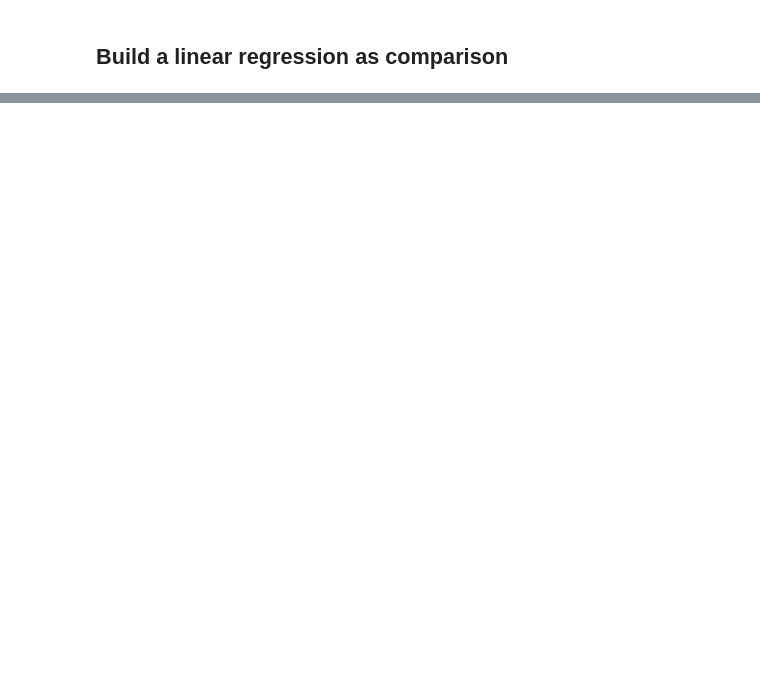
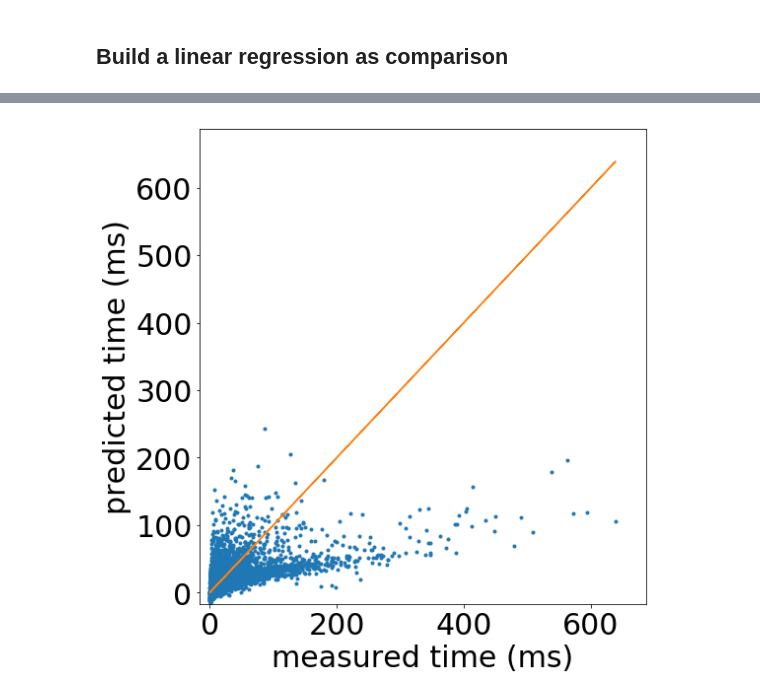
Before and after one commit to CDECatapult/ml-performance-prediction, a Jupyter notebook: prediction_model/notebooks/model_compTime.ipynb, the cells around one changed output, grey strips where cells are left out. Cells and saved outputs as stored; diff of their text form; code cells hidden in the pictures; blank space fills up the shorter version.

```diff
--- a/prediction_model/notebooks/model_compTime.ipynb
+++ b/prediction_model/notebooks/model_compTime.ipynb
@@ -15,7 +15,7 @@ import time
 import shutil
 # %%
 # Root directory of the project
-ROOT_DIR = os.path.abspath("../")
+ROOT_DIR = os.path.abspath("../../")
 sys.path.append(ROOT_DIR)  # To find local version of the library
 # %%
 from prediction_model.model import Model
@@ -317,39 +353,39 @@ labels = [.2,.3,.4,.5,1]
 RMS_vadiation_error=np.sqrt(np.mean((y_valid-lp)**2))
 perc_error = np.mean(np.abs(y_valid-lp)/y_valid)*100
 fig,ax = plt.subplots(1,1,figsize=[8,8])
 
 ax.plot(y_valid,lp,'.')
 
 ax.plot(y_valid,y_valid)
-#ax.set_title('RMS validation error = %.3g ms' %(RMS_vadiation_error),fontsize=16)
-
 
 ax.get_xaxis().set_major_formatter(matplotlib.ticker.ScalarFormatter())
 ax.get_yaxis().set_major_formatter(matplotlib.ticker.ScalarFormatter())
 ax.xaxis.set_minor_formatter(plt.NullFormatter())
 ax.yaxis.set_minor_formatter(plt.NullFormatter())
 
 
 matplotlib.rc('xtick', labelsize=30)
 matplotlib.rc('ytick', labelsize=30)
 
 plt.xlabel('measured time (ms)',fontsize=30)
 plt.ylabel('predicted time (ms)',fontsize=30)
 
 #plt.axis('equal')
 ax.set_xlim(-axlim*.025,axlim*1.025)
 ax.set_ylim(-axlim*.025,axlim*1.025)
 
-ax.xaxis.set_ticks([0,25,50,75,100,125])
+# ax.xaxis.set_ticks([0,25,50,75,100,125])
 
 plt.tight_layout()
 
 
-if useData == 'Conv':
-    plt.savefig('figures/Validation_%s_conv_linearreg.png' %model_name, dpi=300)
-elif useData == 'Dense':
-    plt.savefig('figures/Validation_%s_fc_linearreg.png' %model_name, dpi=300)
+# if useData == 'Conv':
+#     plt.savefig('figures/Validation_%s_conv_linearreg.png' %model_name, dpi=300)
+# elif useData == 'Dense':
+#     plt.savefig('figures/Validation_%s_fc_linearreg.png' %model_name, dpi=300)
 
 plt.show()
+# %% [output]
+[figure, added]
 # %%
 RMS_vadiation_error
```
Also changed, not shown: parts of 13 cells of this notebook, 1 other file.
